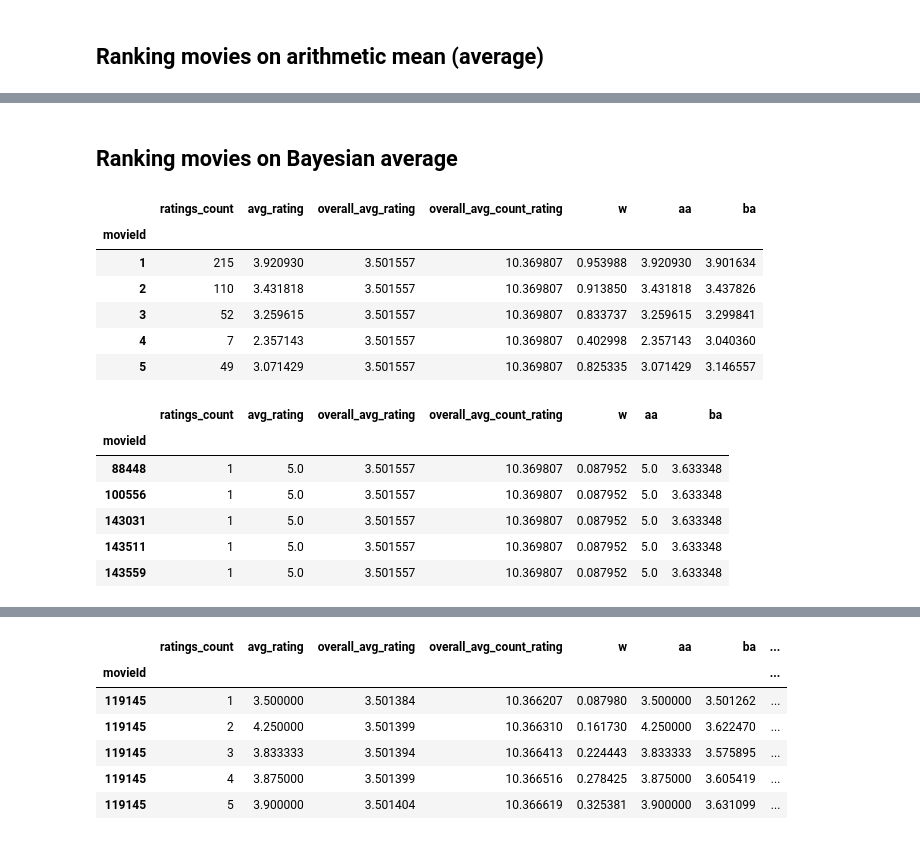
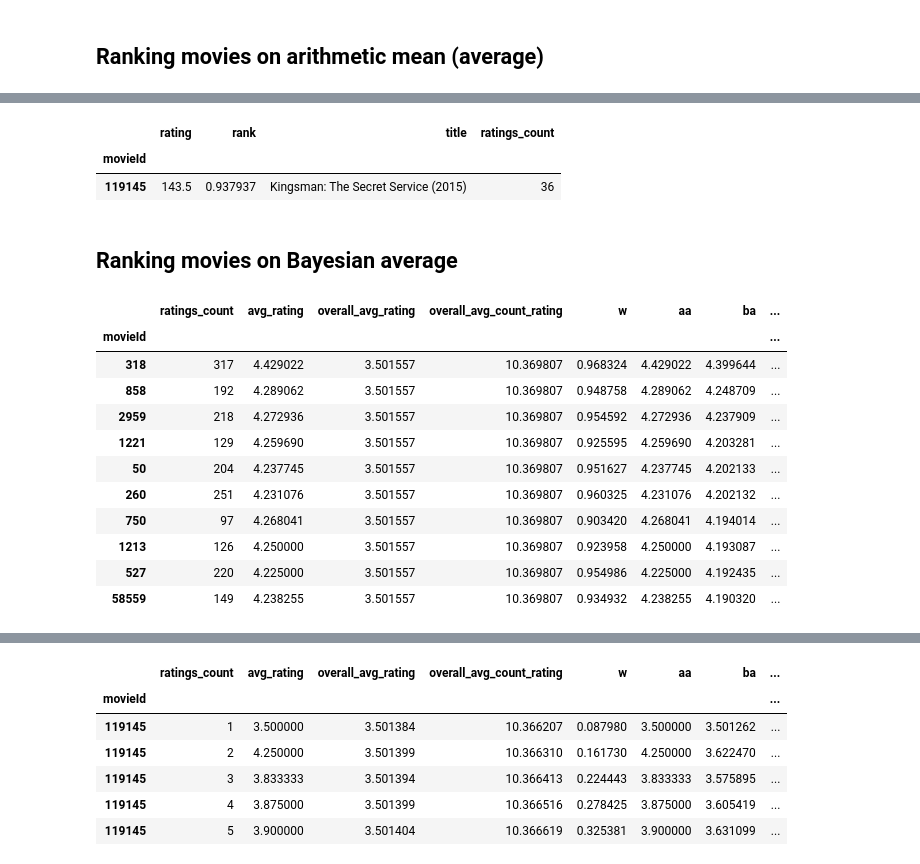
Before and after one commit to arpitbbhayani/ranking-on-ratings, a Jupyter notebook: movie-lens.ipynb, the cells around one changed output, grey strips where cells are left out. Drawn from its saved outputs; the diff is of its cells as text; code cells hidden in the pictures.

```diff
--- a/movie-lens.ipynb
+++ b/movie-lens.ipynb
@@ -18,2 +41,4 @@ df.head()
+# %%
+all_aa = all_aa.drop(['userId', 'timestamp'], axis=1)
 # %% [markdown]
 ## Ranking movies on arithmetic mean (average)
@@ -20,2 +99,2 @@ df.head()
 # %%
-all_aa = df.groupby('movieId')["rating"].mean().sort_values(ascending=False)
+all_ca1 = df.groupby('movieId').sum().sort_values(['rating'], ascending=False)
@@ -22,3 +122,9 @@ all_aa = df.groupby('movieId')["rating"].mean().sort_values(ascending=False)
+# %%
+all_ca1[all_ca1.index == MOVIE_ID]
+# %% [output]
+|  | rating | rank | title | ratings_count |
+| movieId |  |  |  |  |
+| 119145 | 143.5 | 0.937937 | Kingsman: The Secret Service (2015) | 36 |
 # %% [markdown]
 ## Ranking movies on Bayesian average
 # %%
@@ -42,26 +148,23 @@ adf['overall_avg_count_rating'] = avg_count_rating
 # %%
 adf['w'] = adf['ratings_count']/(adf['overall_avg_count_rating'] + adf['ratings_count'])
 # %%
-adf['aa'] = all_aa
+adf['aa'] = all_aa.rating
 # %%
 adf['ba'] = adf['w'] * adf['avg_rating'] + (1-adf['w']) * adf['overall_avg_rating']
-# %%
-adf.head()
-# %% [output]
-|  | ratings_count | avg_rating | overall_avg_rating | overall_avg_count_rating | w | aa | ba |
-| movieId |  |  |  |  |  |  |  |
-| 1 | 215 | 3.920930 | 3.501557 | 10.369807 | 0.953988 | 3.920930 | 3.901634 |
-| 2 | 110 | 3.431818 | 3.501557 | 10.369807 | 0.913850 | 3.431818 | 3.437826 |
-| 3 | 52 | 3.259615 | 3.501557 | 10.369807 | 0.833737 | 3.259615 | 3.299841 |
-| 4 | 7 | 2.357143 | 3.501557 | 10.369807 | 0.402998 | 2.357143 | 3.040360 |
-| 5 | 49 | 3.071429 | 3.501557 | 10.369807 | 0.825335 | 3.071429 | 3.146557 |
+# %%
+adf['rank'] = adf.ba.rank(pct=True, ascending=True)
 # %%
-adf.sort_values('aa', ascending=False).head()
+adf.sort_values('ba', ascending=False)[:10].join(ndf)
 # %% [output]
-|  | ratings_count | avg_rating | overall_avg_rating | overall_avg_count_rating | w | aa | ba |
-| movieId |  |  |  |  |  |  |  |
-| 88448 | 1 | 5.0 | 3.501557 | 10.369807 | 0.087952 | 5.0 | 3.633348 |
-| 100556 | 1 | 5.0 | 3.501557 | 10.369807 | 0.087952 | 5.0 | 3.633348 |
-| 143031 | 1 | 5.0 | 3.501557 | 10.369807 | 0.087952 | 5.0 | 3.633348 |
-| 143511 | 1 | 5.0 | 3.501557 | 10.369807 | 0.087952 | 5.0 | 3.633348 |
-| 143559 | 1 | 5.0 | 3.501557 | 10.369807 | 0.087952 | 5.0 | 3.633348 |
+|  | ratings_count | avg_rating | overall_avg_rating | overall_avg_count_rating | w | aa | ba | ... |
+| movieId |  |  |  |  |  |  |  | ... |
+| 318 | 317 | 4.429022 | 3.501557 | 10.369807 | 0.968324 | 4.429022 | 4.399644 | ... |
+| 858 | 192 | 4.289062 | 3.501557 | 10.369807 | 0.948758 | 4.289062 | 4.248709 | ... |
+| 2959 | 218 | 4.272936 | 3.501557 | 10.369807 | 0.954592 | 4.272936 | 4.237909 | ... |
+| 1221 | 129 | 4.259690 | 3.501557 | 10.369807 | 0.925595 | 4.259690 | 4.203281 | ... |
+| 50 | 204 | 4.237745 | 3.501557 | 10.369807 | 0.951627 | 4.237745 | 4.202133 | ... |
+| 260 | 251 | 4.231076 | 3.501557 | 10.369807 | 0.960325 | 4.231076 | 4.202132 | ... |
+| 750 | 97 | 4.268041 | 3.501557 | 10.369807 | 0.903420 | 4.268041 | 4.194014 | ... |
+| 1213 | 126 | 4.250000 | 3.501557 | 10.369807 | 0.923958 | 4.250000 | 4.193087 | ... |
+| 527 | 220 | 4.225000 | 3.501557 | 10.369807 | 0.954986 | 4.225000 | 4.192435 | ... |
+| 58559 | 149 | 4.238255 | 3.501557 | 10.369807 | 0.934932 | 4.238255 | 4.190320 | ... |
```
Also changed, not shown: parts of 31 cells of this notebook.
